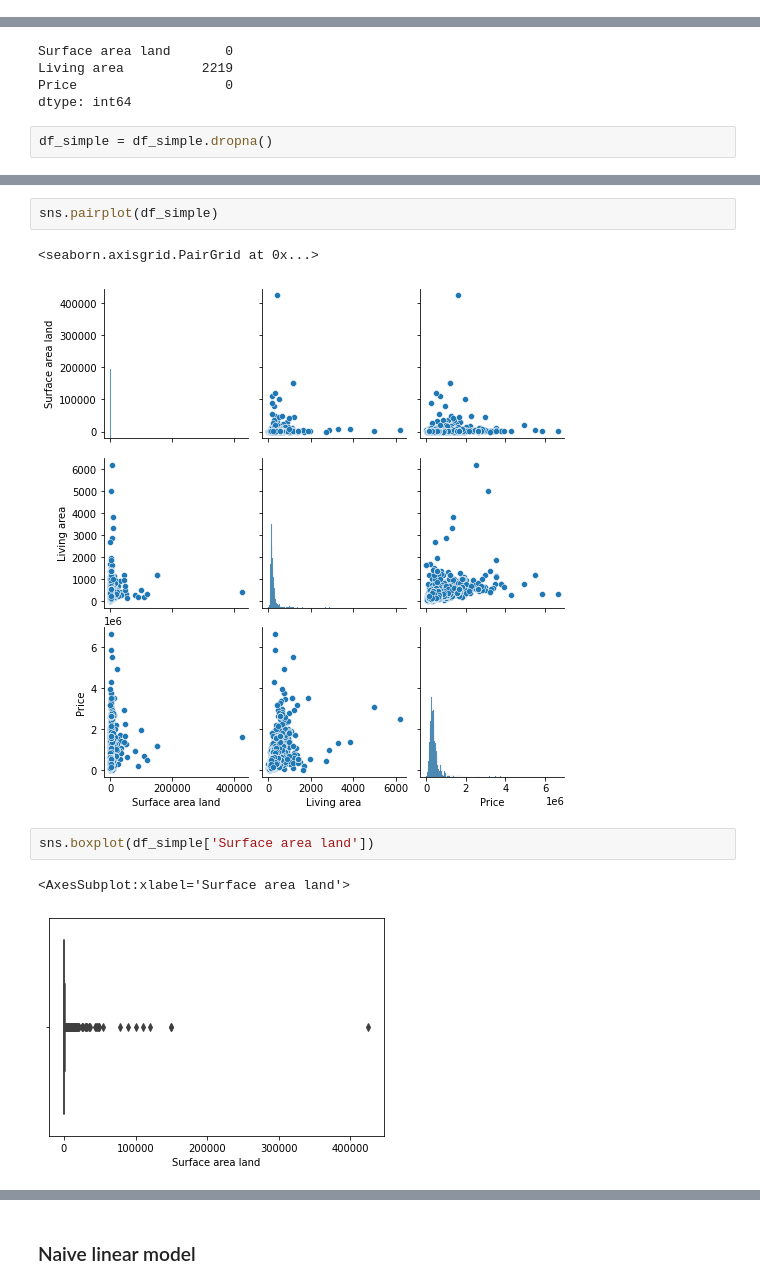
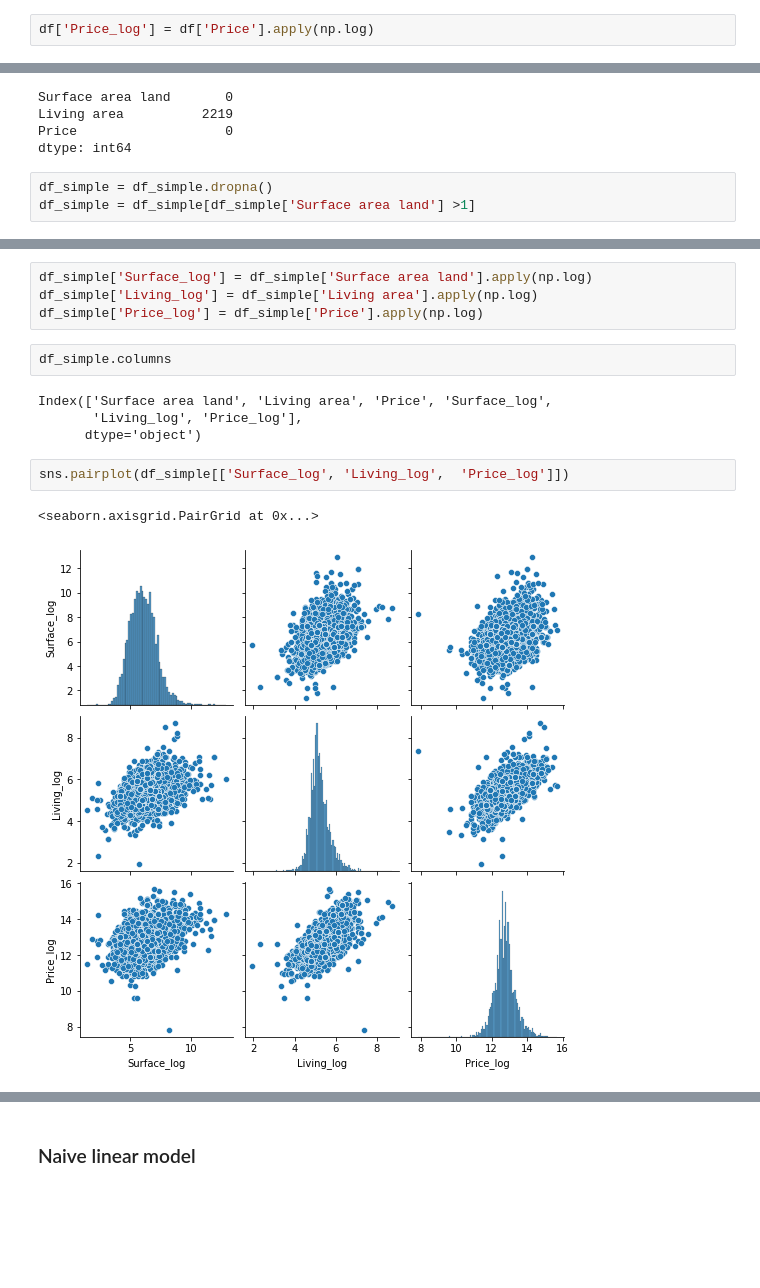
Before and after one commit to WoutervdVijver/Immo-Eliza-deployment, a Jupyter notebook: datavisual.ipynb, the cells around one changed output, grey strips where cells are left out. Drawn from its saved outputs; the diff is of its cells as text; blank space fills up the shorter version.

```diff
--- a/datavisual.ipynb
+++ b/datavisual.ipynb
@@ -53,3 +59,5 @@ dtype('float64')
+# %%
+df['Price_log'] = df['Price'].apply(np.log)
 # %% [markdown]
 ## Exploration of simple data frame
 # %%
@@ -72,6 +80,7 @@ Price                   0
 dtype: int64
 # %%
 df_simple = df_simple.dropna()
+df_simple = df_simple[df_simple['Surface area land'] >1]
 # %%
 df_simple.info()
 # %% [output]
@@ -88,10 +112,15 @@ memory usage: 241.8 KB
+# %%
+df_simple['Surface_log'] = df_simple['Surface area land'].apply(np.log)
+df_simple['Living_log'] = df_simple['Living area'].apply(np.log)
+df_simple['Price_log'] = df_simple['Price'].apply(np.log)
+# %%
+df_simple.columns
+# %% [output]
+Index(['Surface area land', 'Living area', 'Price', 'Surface_log',
+       'Living_log', 'Price_log'],
+      dtype='object')
 # %%
-sns.pairplot(df_simple)
+sns.pairplot(df_simple[['Surface_log', 'Living_log',  'Price_log']])
 # %% [output]
 <seaborn.axisgrid.PairGrid at 0x...>
-[figure, old version]
+[figure, new version]
-# %%
-sns.boxplot(df_simple['Surface area land'])
-# %% [output]
-<AxesSubplot:xlabel='Surface area land'>
-[figure, removed]
```
Also changed, not shown: parts of 96 cells of this notebook.
